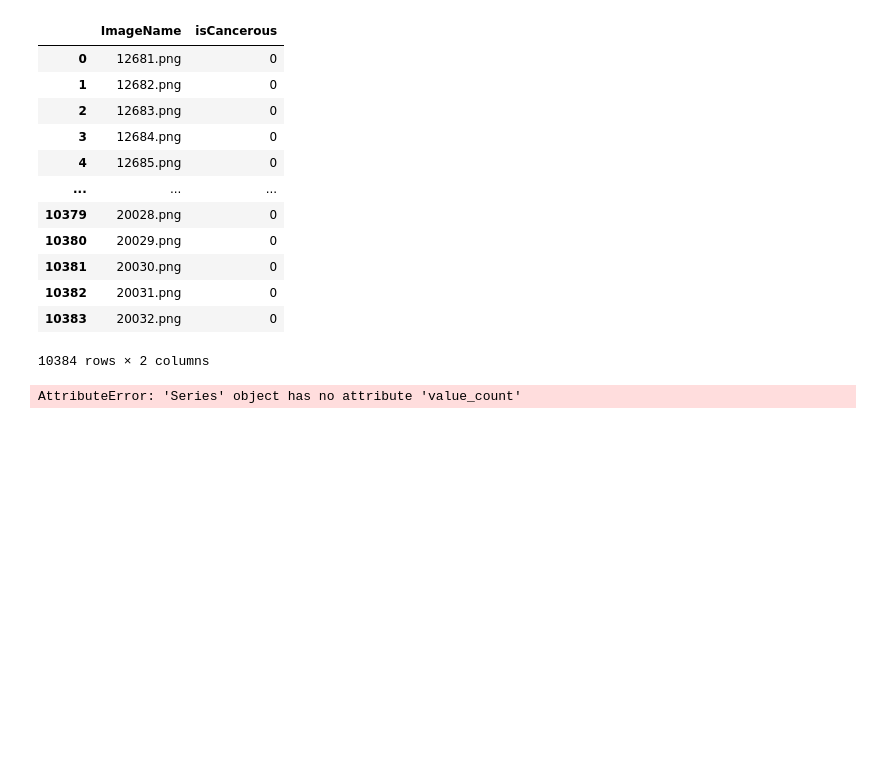
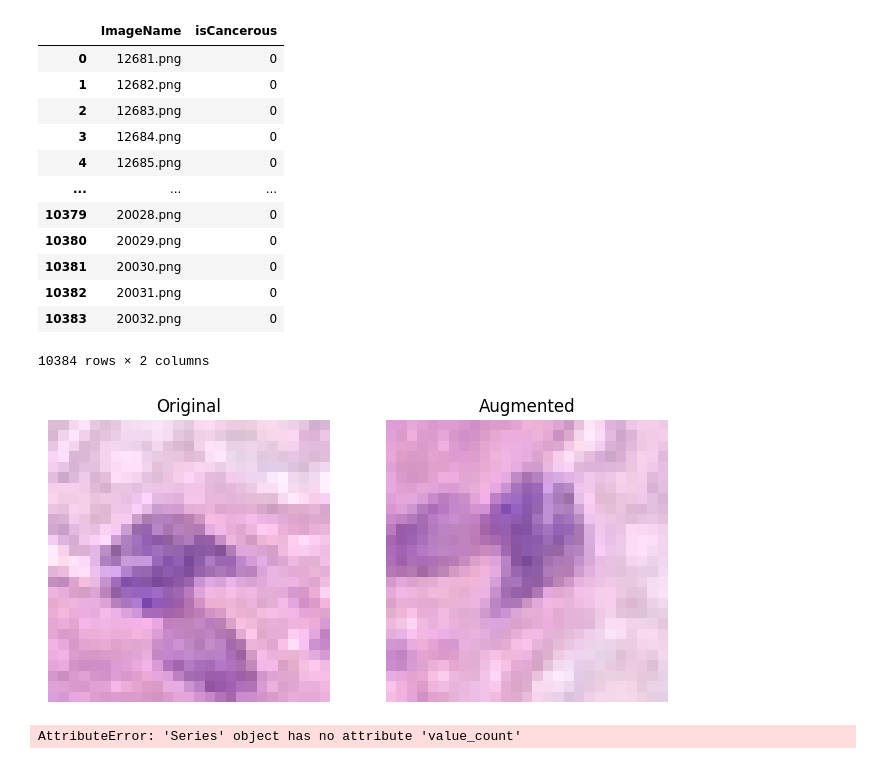
Before and after one commit to HarrisonOrosz/MLAssignment2, a Jupyter notebook: Assignment 2 Workbook.ipynb, the cells around one changed output. Saved outputs shown, nothing was run; the diff lists cells and outputs as text; code cells hidden in the pictures; blank space fills up the shorter version.

```diff
--- a/Assignment 2 Workbook.ipynb
+++ b/Assignment 2 Workbook.ipynb
@@ -28,6 +32,10 @@ data_extra.drop(columns=["InstanceID", "patientID"])
 # %%
 data_cancer = data_main.drop(columns=["cellTypeName", "cellType"])
 data_cancer = pd.concat([data_cancer, data_extra])
+IMG_SIZE = 27
+AugmentData(["1.png"], 10)
+# %% [output]
+[figure, added]
 # %%
 cancer_value_counts = data_cancer["isCancerous"].value_count()
 
```
Also changed, not shown: parts of 9 cells of this notebook.
